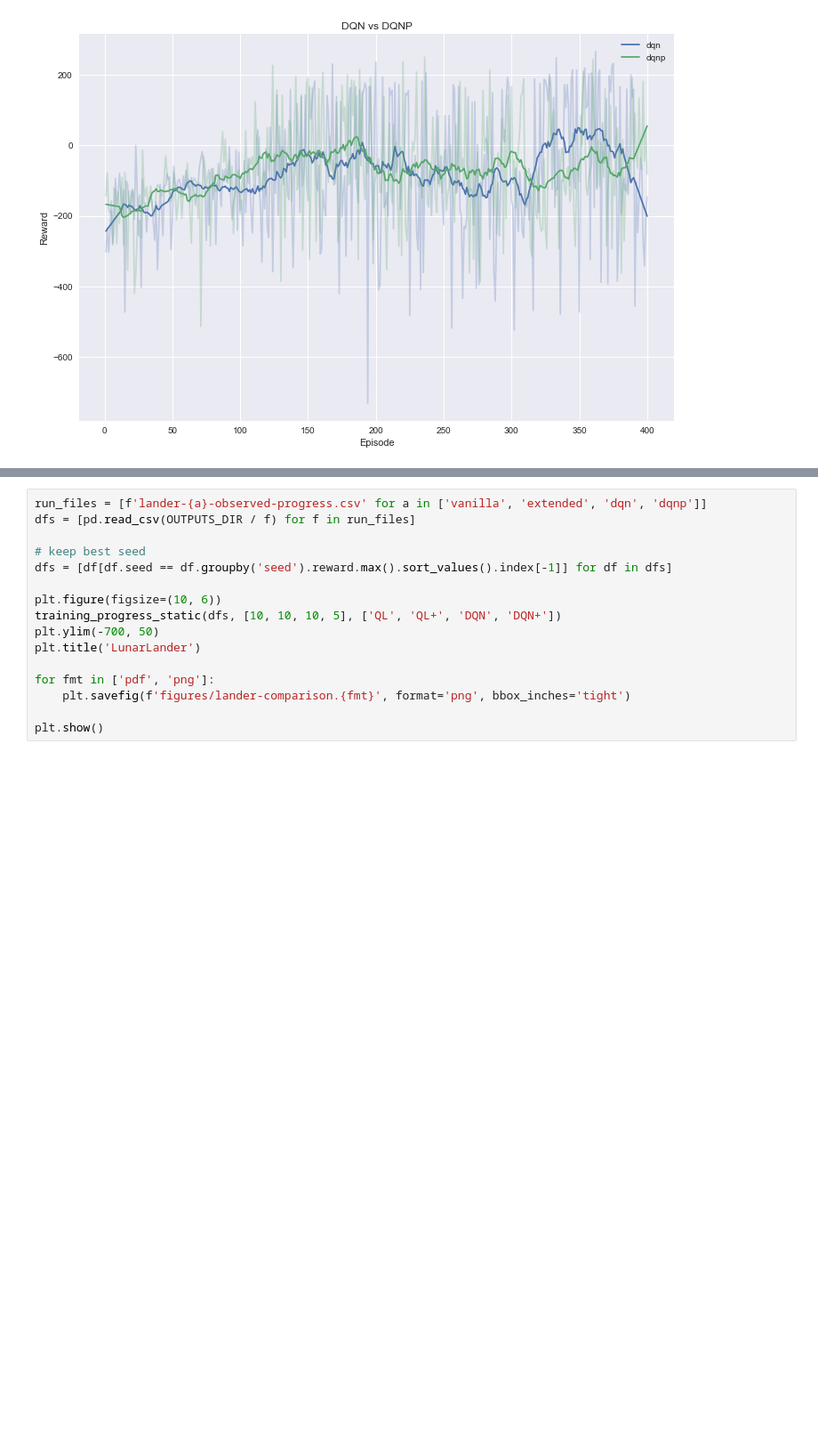
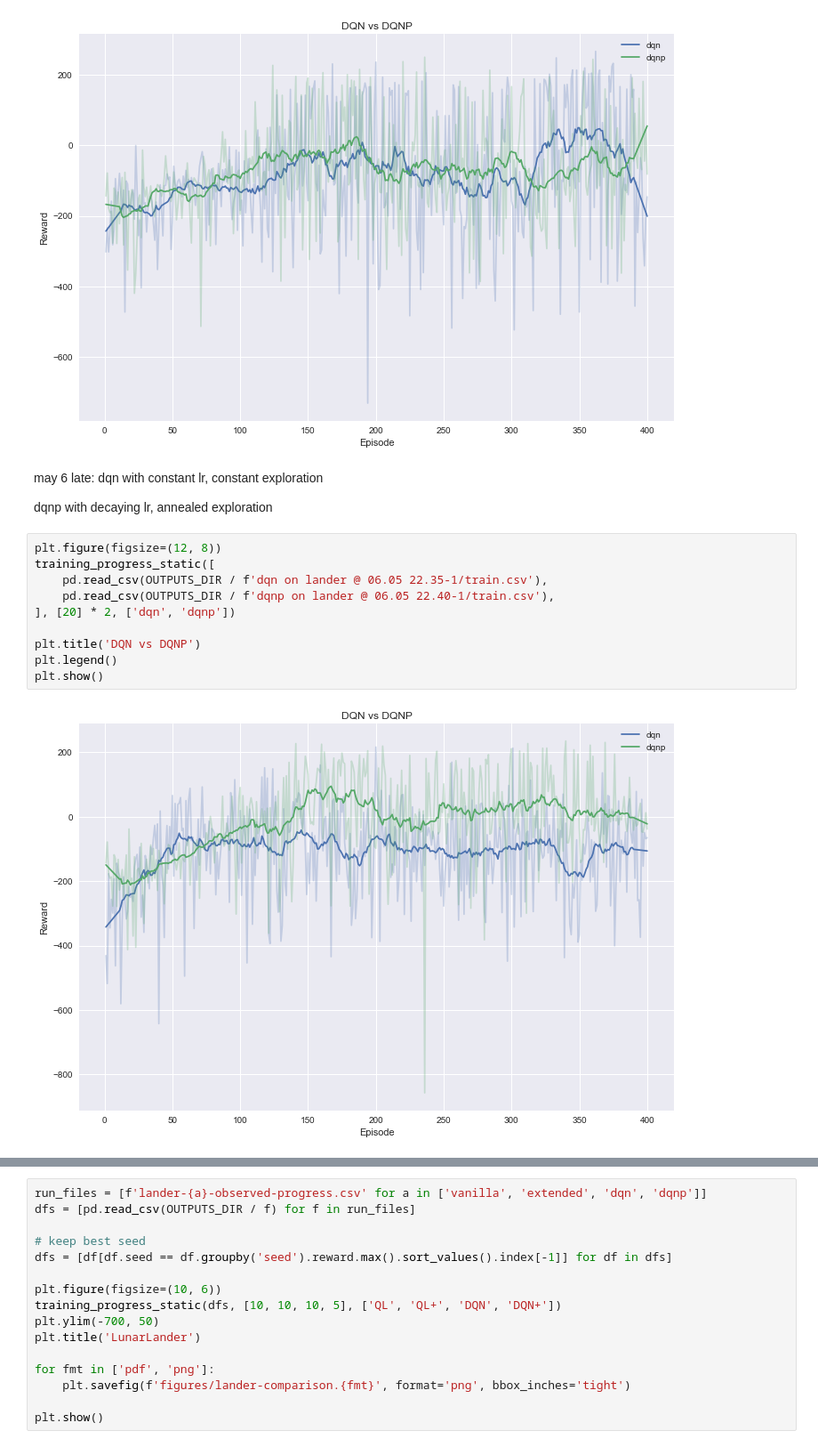
Before and after one commit to stefan-niculae/lunar-rainbow, a Jupyter notebook: visualize-results.ipynb, the cells around one changed output, grey strips where cells are left out. Shown at 89% size. Drawn from its saved outputs; the diff is of its cells as text; blank space fills up the shorter version.

```diff
--- a/visualize-results.ipynb
+++ b/visualize-results.ipynb
@@ -48,3 +60,19 @@ plt.legend()
 plt.show()
 # %% [output]
 [figure]
+# %% [markdown]
+may 6 late: dqn with constant lr, constant exploration
+
+dqnp with decaying lr, annealed exploration
+# %%
+plt.figure(figsize=(12, 8))
+training_progress_static([
+    pd.read_csv(OUTPUTS_DIR / f'dqn on lander @ 06.05 22.35-1/train.csv'),
+    pd.read_csv(OUTPUTS_DIR / f'dqnp on lander @ 06.05 22.40-1/train.csv'),
+], [20] * 2, ['dqn', 'dqnp'])
+
+plt.title('DQN vs DQNP')
+plt.legend()
+plt.show()
+# %% [output]
+[figure, added]
```
Also changed, not shown: parts of 5 cells of this notebook, 7 other files.
